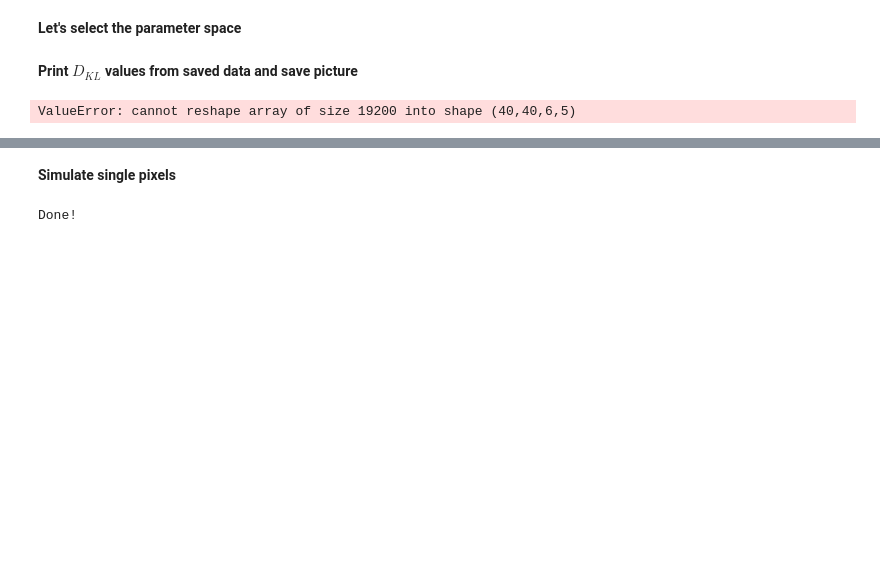
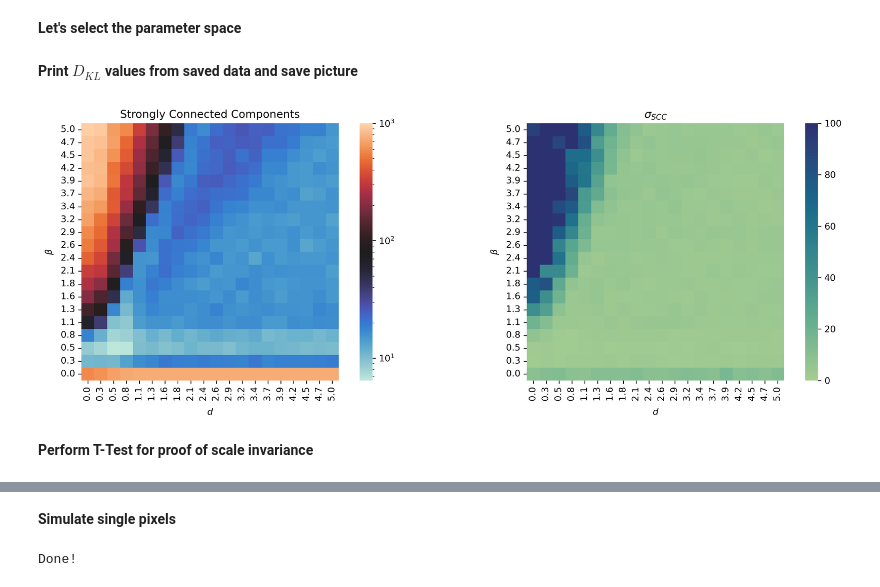
Before and after one commit to lunahsenzacca/EC, a Jupyter notebook: explore_data.ipynb, the cells around one changed output, grey strips where cells are left out. Saved outputs shown, nothing was run; the diff lists cells and outputs as text; code cells hidden in the pictures; blank space fills up the shorter version.

```diff
--- a/explore_data.ipynb
+++ b/explore_data.ipynb
@@ -16,10 +17,10 @@ from matplotlib.colors import LogNorm
 **Let's select the parameter space**
 # %%
 # Resolution
-res = 40
+res = 20
 
 # Repeat runs
-rep = 5
+rep = 20
 
 # Pruning parameters
 beta = np.linspace(0.001, 5, res)
@@ -34,7 +35,7 @@ varc = 10
 d_norm = dist[:]/np.sqrt(varc)
 
 # Set number of agents
-N = 100
+N = 1000
 
 # Where to store values
 sv_pth = './b[' + str(beta[0]) + ',' + str(beta[-1]) + ']d[' + str(dist[0]) + ',' + str(dist[-1]) + ']/'
@@ -51,7 +52,7 @@ titles = ['$D(0)$','$\\sigma_{D(0)}$',
 # Load saved arrays
 TOT = np.load(sv_pth + str(N) + '_' + str(res) + 'ps.npy').reshape((res,res,6,rep))
 
-c = 5
+c = 2
 
 # Get labels for graphics
 b_st = []
@@ -93,31 +94,33 @@ elif c == 3:
 
 # Ass
 elif c == 4:
 
     sns.heatmap(np.nanmean(TOT[:,:,c,:], axis = -1), vmin = 0.2, vmax = 1, square = True, cmap = 'icefire', xticklabels = d_st, yticklabels = b_st, ax = ax[0])
     sns.heatmap(np.nanstd(TOT[:,:,c,:], axis = -1), vmin = 0, vmax = 0.1, square = True, cmap = 'crest', xticklabels = d_st, yticklabels = b_st, ax = ax[1])
 
 # Trans
 elif c == 5:
 
     sns.heatmap(np.nanmean(TOT[:,:,c,:], axis = -1), norm = LogNorm(vmax = 0.5), square = True, cmap = 'icefire', xticklabels = d_st, yticklabels = b_st, ax = ax[0])
     sns.heatmap(np.nanstd(TOT[:,:,c,:], axis = -1), vmin = 0, vmax = 0.1, square = True, cmap = 'crest', xticklabels = d_st, yticklabels = b_st, ax = ax[1])
 
 ax[0].set_title(titles[2*c])
 ax[1].set_title(titles[2*c + 1])
 
 for a in ax:
 
     a.invert_yaxis()
 
     a.set_xlabel('$d$')
     a.set_ylabel('$\\beta$')
 
 #fig.suptitle('Simulation phase space for $N = $' + str(N) + ' agents after $T = 60$')
 
 plt.tight_layout()
 
 plt.savefig(sv_pth + str(c) + '_' + str(N) + '_' + str(res) + '.png', dpi = 300)
 plt.show()
 # %% [output]
-ValueError: cannot reshape array of size 19200 into shape (40,40,6,5)
+[figure, added]
+# %% [markdown]
+**Perform T-Test for proof of scale invariance**
```
Also changed, not shown: parts of 3 cells of this notebook.
